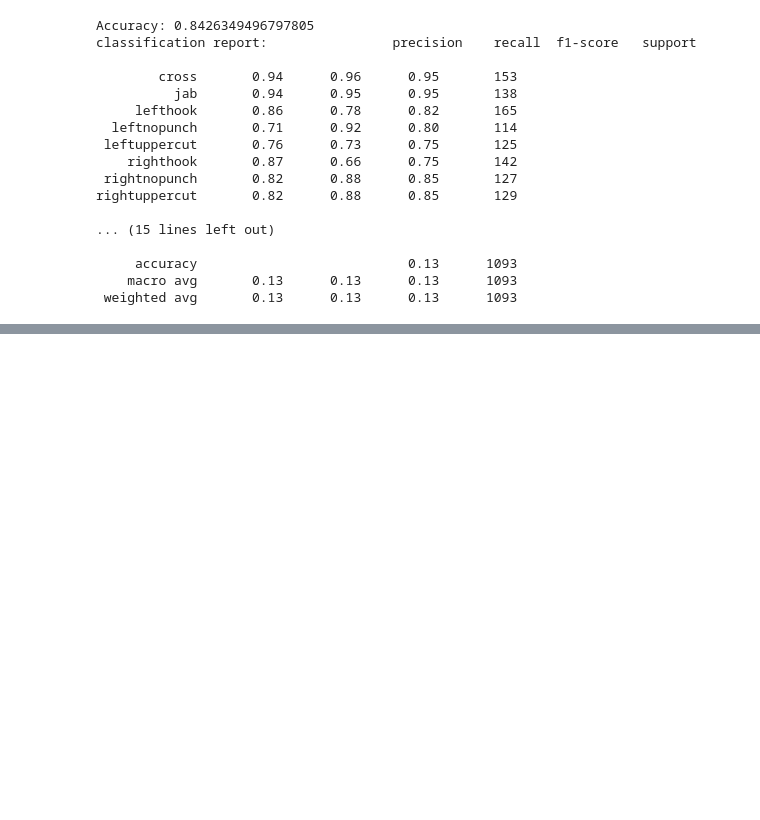
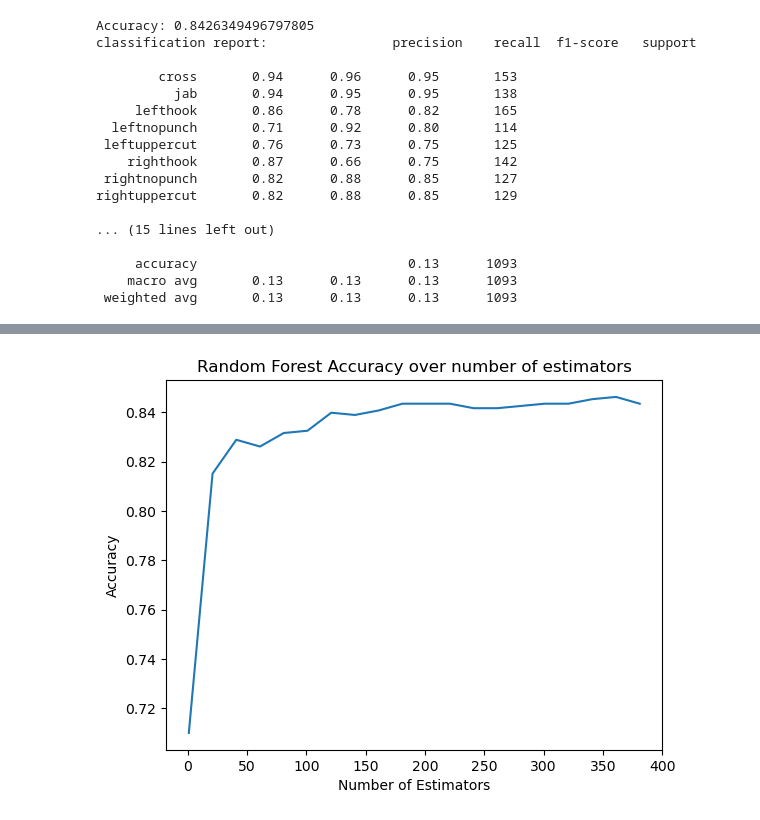
Before and after one commit to BruceLeo99/MLQS-VU-Project-Tyson, a Jupyter notebook: randomforestclassifier.ipynb, the cells around one changed output, grey strips where cells are left out. Drawn from its saved outputs; the diff is of its cells as text; code cells hidden in the pictures; blank space fills up the shorter version.

Commit message:
hyperparameter optimization of random forest model

```diff
--- a/randomforestclassifier.ipynb
+++ b/randomforestclassifier.ipynb
@@ -290,3 +290,16 @@ rightuppercut       0.82      0.88      0.85       129
      accuracy                           0.13      1093
     macro avg       0.13      0.13      0.13      1093
  weighted avg       0.13      0.13      0.13      1093
+# %%
+rf_accuracies = []
+for estimators in list(range(1, 400, 20)):
+    model = RandomForestClassifier(n_estimators=estimators, random_state=42)
+    model.fit(X_train, y_train)
+
+    y_pred = model.predict(X_test)
+
+    accuracy = accuracy_score(y_test, y_pred)
+    report = classification_report(y_test, y_pred, zero_division=False)
+
+    rf_accuracies.append(accuracy)
+    print(f"Number of estimators: {estimators}, Accuracy: {accuracy}")
@@ -292,0 +327,11 @@ rightuppercut       0.82      0.88      0.85       129
+# %%
+plt.figure()
+
+sns.lineplot(x=list(range(1, 400, 20)), y=rf_accuracies)
+plt.title("Random Forest Accuracy over number of estimators")
+plt.ylabel("Accuracy")
+plt.xlabel("Number of Estimators")
+
+plt.show()
+# %% [output]
+[figure, added]
```
Also changed, not shown: parts of 4 cells of this notebook, 1 other file.
